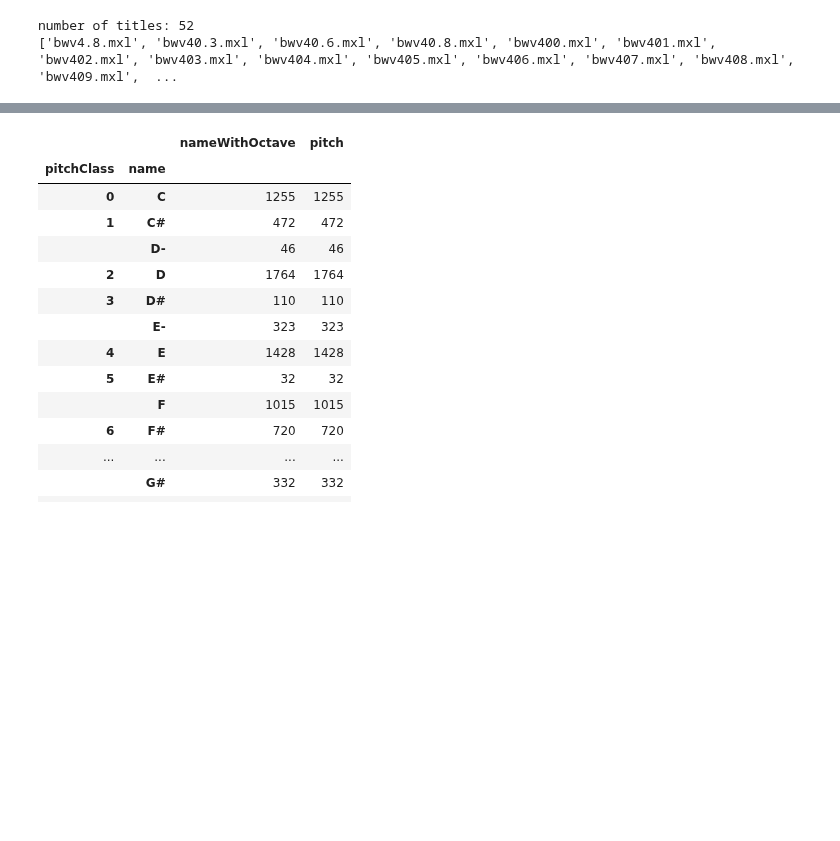
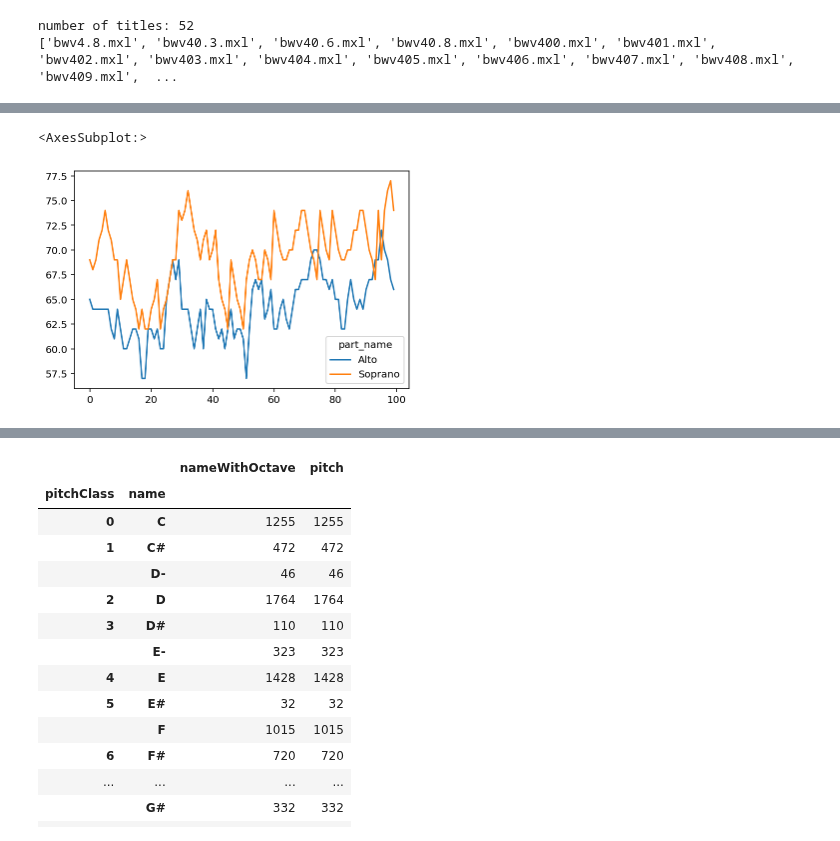
Before and after one commit to dwbzen/pymusic, a Jupyter notebook: music_EDA.ipynb, the cells around one changed output, grey strips where cells are left out. Saved outputs shown, nothing was run; the diff lists cells and outputs as text; code cells hidden in the pictures; blank space fills up the shorter version.

```diff
--- a/music_EDA.ipynb
+++ b/music_EDA.ipynb
@@ -105,4 +85,15 @@ print(pnums)
 {1, 2, 3, 4, 5, 6, 7, 8, 9}
+# %%
+soprano_notes_df = notes_df[notes_df['part_name'] == 'Soprano']
+soprano_notes_df.reset_index(drop=True, inplace=True)
+alto_notes_df = notes_df[notes_df['part_name'] == 'Alto']
+alto_notes_df.reset_index(drop=True, inplace=True)
+sa_df = pd.concat([soprano_notes_df, alto_notes_df])[['part_name','ps']]
+# %%
+sa_df.pivot( columns='part_name',values='ps').iloc[0:100].plot.line()
+# %% [output]
+<AxesSubplot:>
+[figure, added]
 # %%
 anote = notes_df['note'].iloc[1]
 dur = anote.duration
```
Also changed, not shown: parts of 59 cells of this notebook, 7 other files.
